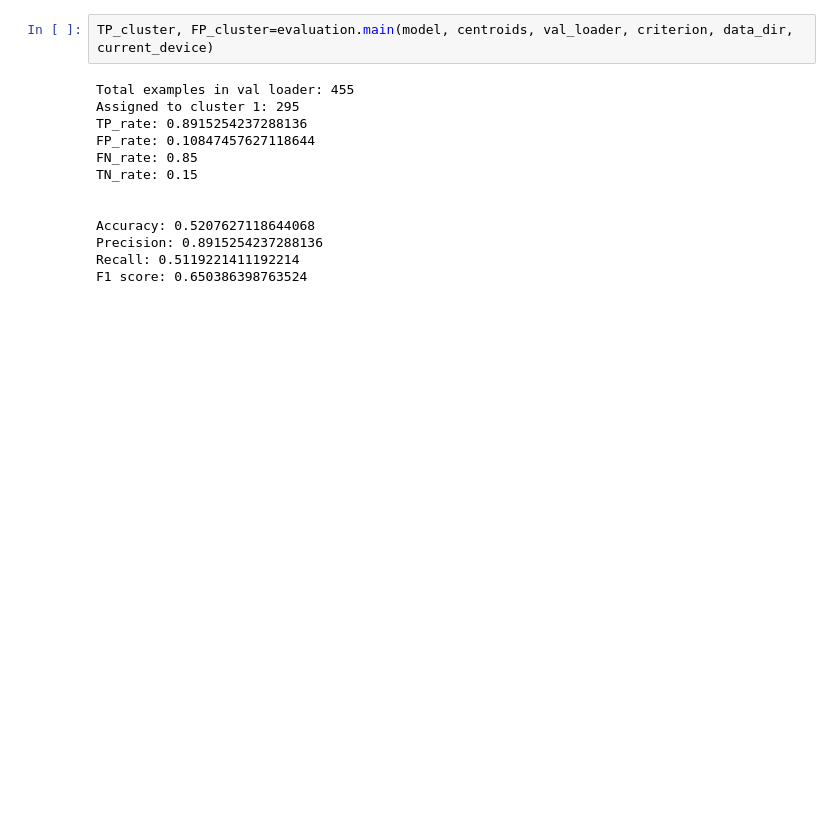
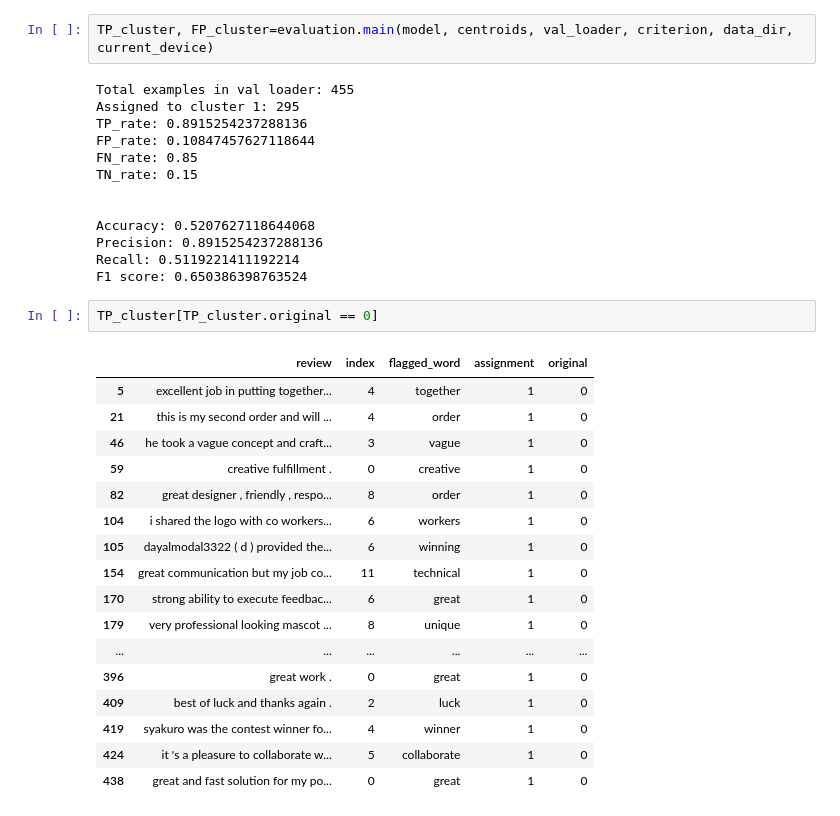
Before and after one commit to elliotgsilva/BiasedLanguageDetection, a Jupyter notebook: baseline_frozen_glove.ipynb, the cells around one changed output. Cells and saved outputs as stored; diff of their text form; blank space fills up the shorter version.

```diff
--- a/baseline_frozen_glove.ipynb
+++ b/baseline_frozen_glove.ipynb
@@ -443,3 +443,23 @@ Accuracy: 0.5207627118644068
 Precision: 0.8915254237288136
 Recall: 0.5119221411192214
 F1 score: 0.650386398763524
+# %%
+TP_cluster[TP_cluster.original == 0]
+# %% [output]
+|  | review | index | flagged_word | assignment | original |
+| 5 | excellent job in putting together... | 4 | together | 1 | 0 |
+| 21 | this is my second order and will ... | 4 | order | 1 | 0 |
+| 46 | he took a vague concept and craft... | 3 | vague | 1 | 0 |
+| 59 | creative fulfillment . | 0 | creative | 1 | 0 |
+| 82 | great designer , friendly , respo... | 8 | order | 1 | 0 |
+| 104 | i shared the logo with co workers... | 6 | workers | 1 | 0 |
+| 105 | dayalmodal3322 ( d ) provided the... | 6 | winning | 1 | 0 |
+| 154 | great communication but my job co... | 11 | technical | 1 | 0 |
+| 170 | strong ability to execute feedbac... | 6 | great | 1 | 0 |
+| 179 | very professional looking mascot ... | 8 | unique | 1 | 0 |
+| ... | ... | ... | ... | ... | ... |
+| 396 | great work . | 0 | great | 1 | 0 |
+| 409 | best of luck and thanks again . | 2 | luck | 1 | 0 |
+| 419 | syakuro was the contest winner fo... | 4 | winner | 1 | 0 |
+| 424 | it 's a pleasure to collaborate w... | 5 | collaborate | 1 | 0 |
+| 438 | great and fast solution for my po... | 0 | great | 1 | 0 |
```
Also changed, not shown: parts of 1 cell of this notebook, 7 other files.
